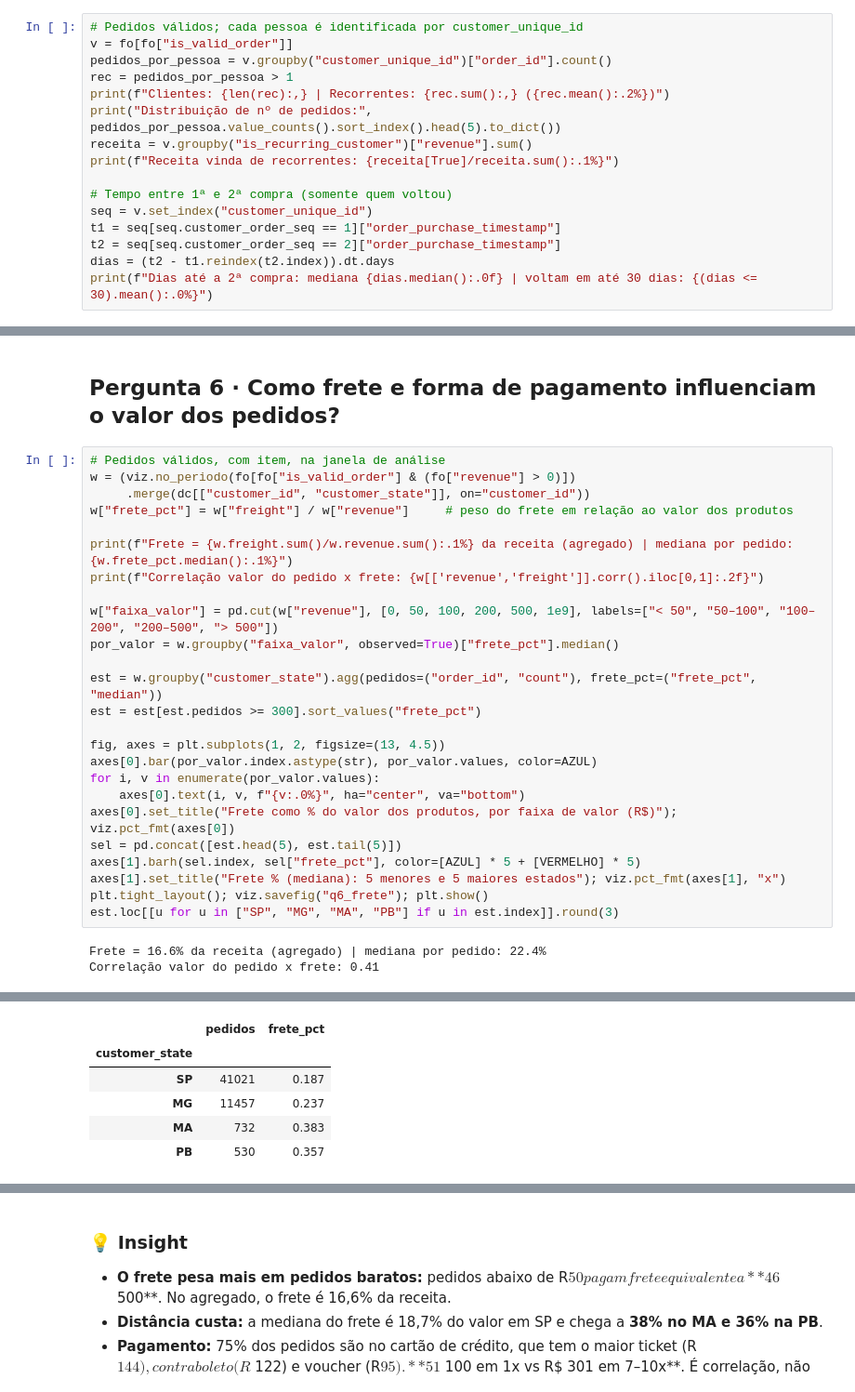
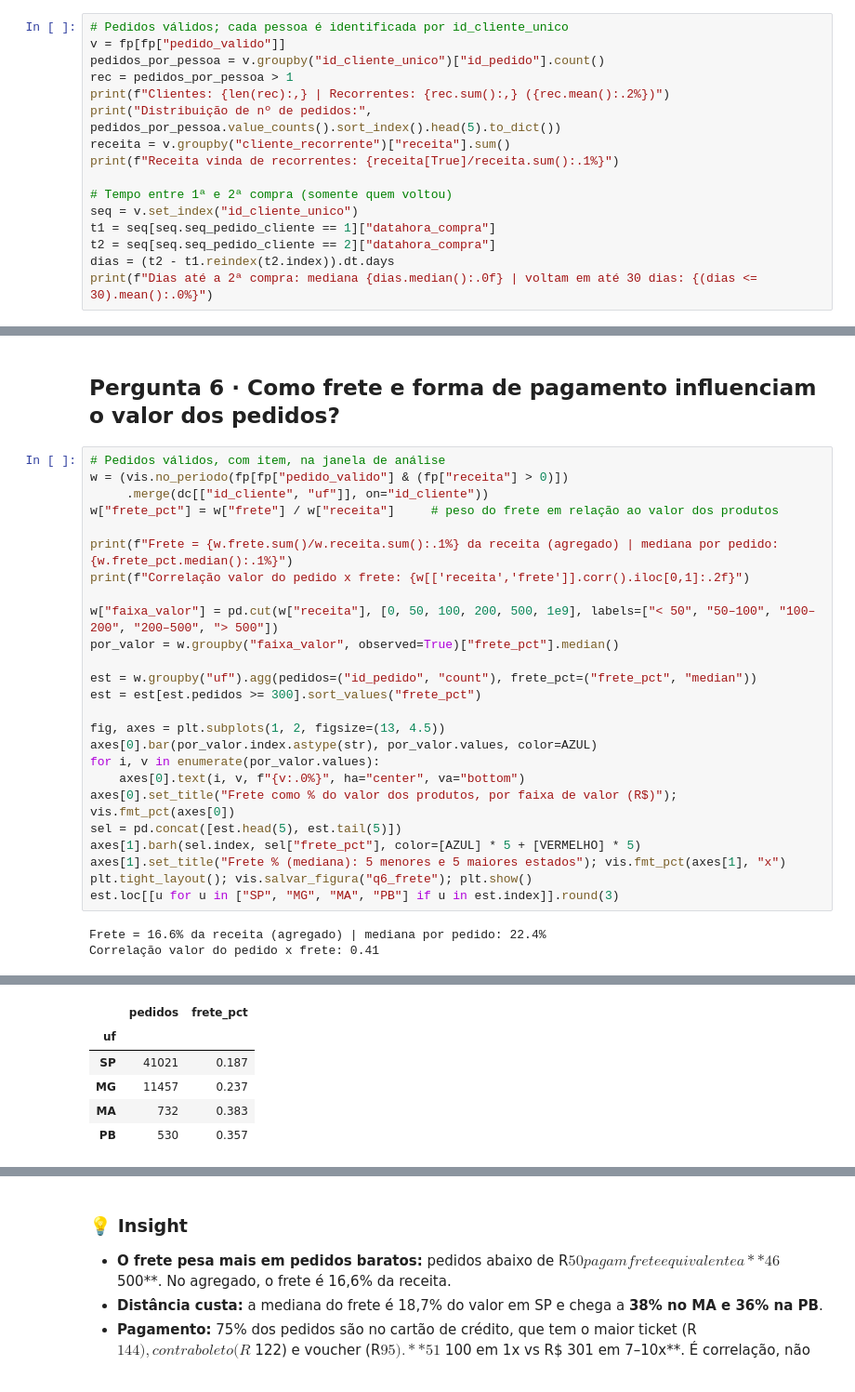
Before and after one commit to YuriB4rbosa/olist-ecommerce-analytics, a Jupyter notebook: notebooks/02_retencao_logistica_frete.ipynb, the cells around one changed output, grey strips where cells are left out. Shown at 93% size. Cells and saved outputs as stored; diff of their text form.

```diff
--- a/notebooks/02_retencao_logistica_frete.ipynb
+++ b/notebooks/02_retencao_logistica_frete.ipynb
@@ -23,19 +23,19 @@ fo, fi, dc, dp, ds = m["fact_orders"], m["fact_items"], m["dim_customer"], m["di
 # %% [markdown]
 ## Pergunta 4 · Clientes recorrentes vs. compra única (cohort)
 # %%
-# Pedidos válidos; cada pessoa é identificada por customer_unique_id
-v = fo[fo["is_valid_order"]]
-pedidos_por_pessoa = v.groupby("customer_unique_id")["order_id"].count()
+# Pedidos válidos; cada pessoa é identificada por id_cliente_unico
+v = fp[fp["pedido_valido"]]
+pedidos_por_pessoa = v.groupby("id_cliente_unico")["id_pedido"].count()
 rec = pedidos_por_pessoa > 1
 print(f"Clientes: {len(rec):,} | Recorrentes: {rec.sum():,} ({rec.mean():.2%})")
 print("Distribuição de nº de pedidos:", pedidos_por_pessoa.value_counts().sort_index().head(5).to_dict())
-receita = v.groupby("is_recurring_customer")["revenue"].sum()
+receita = v.groupby("cliente_recorrente")["receita"].sum()
 print(f"Receita vinda de recorrentes: {receita[True]/receita.sum():.1%}")
 
 # Tempo entre 1ª e 2ª compra (somente quem voltou)
-seq = v.set_index("customer_unique_id")
-t1 = seq[seq.customer_order_seq == 1]["order_purchase_timestamp"]
-t2 = seq[seq.customer_order_seq == 2]["order_purchase_timestamp"]
+seq = v.set_index("id_cliente_unico")
+t1 = seq[seq.seq_pedido_cliente == 1]["datahora_compra"]
+t2 = seq[seq.seq_pedido_cliente == 2]["datahora_compra"]
 dias = (t2 - t1.reindex(t2.index)).dt.days
 print(f"Dias até a 2ª compra: mediana {dias.median():.0f} | voltam em até 30 dias: {(dias <= 30).mean():.0%}")
 # %% [output]
@@ -155,35 +155,35 @@ PR                 4923         0.04          10.43
 ## Pergunta 6 · Como frete e forma de pagamento influenciam o valor dos pedidos?
 # %%
 # Pedidos válidos, com item, na janela de análise
-w = (viz.no_periodo(fo[fo["is_valid_order"] & (fo["revenue"] > 0)])
-     .merge(dc[["customer_id", "customer_state"]], on="customer_id"))
-w["frete_pct"] = w["freight"] / w["revenue"]     # peso do frete em relação ao valor dos produtos
+w = (vis.no_periodo(fp[fp["pedido_valido"] & (fp["receita"] > 0)])
+     .merge(dc[["id_cliente", "uf"]], on="id_cliente"))
+w["frete_pct"] = w["frete"] / w["receita"]     # peso do frete em relação ao valor dos produtos
 
-print(f"Frete = {w.freight.sum()/w.revenue.sum():.1%} da receita (agregado) | mediana por pedido: {w.frete_pct.median():.1%}")
-print(f"Correlação valor do pedido x frete: {w[['revenue','freight']].corr().iloc[0,1]:.2f}")
+print(f"Frete = {w.frete.sum()/w.receita.sum():.1%} da receita (agregado) | mediana por pedido: {w.frete_pct.median():.1%}")
+print(f"Correlação valor do pedido x frete: {w[['receita','frete']].corr().iloc[0,1]:.2f}")
 
-w["faixa_valor"] = pd.cut(w["revenue"], [0, 50, 100, 200, 500, 1e9], labels=["< 50", "50–100", "100–200", "200–500", "> 500"])
+w["faixa_valor"] = pd.cut(w["receita"], [0, 50, 100, 200, 500, 1e9], labels=["< 50", "50–100", "100–200", "200–500", "> 500"])
 por_valor = w.groupby("faixa_valor", observed=True)["frete_pct"].median()
 
-est = w.groupby("customer_state").agg(pedidos=("order_id", "count"), frete_pct=("frete_pct", "median"))
+est = w.groupby("uf").agg(pedidos=("id_pedido", "count"), frete_pct=("frete_pct", "median"))
 est = est[est.pedidos >= 300].sort_values("frete_pct")
 
 fig, axes = plt.subplots(1, 2, figsize=(13, 4.5))
 axes[0].bar(por_valor.index.astype(str), por_valor.values, color=AZUL)
 for i, v in enumerate(por_valor.values):
     axes[0].text(i, v, f"{v:.0%}", ha="center", va="bottom")
-axes[0].set_title("Frete como % do valor dos produtos, por faixa de valor (R$)"); viz.pct_fmt(axes[0])
+axes[0].set_title("Frete como % do valor dos produtos, por faixa de valor (R$)"); vis.fmt_pct(axes[0])
 sel = pd.concat([est.head(5), est.tail(5)])
 axes[1].barh(sel.index, sel["frete_pct"], color=[AZUL] * 5 + [VERMELHO] * 5)
-axes[1].set_title("Frete % (mediana): 5 menores e 5 maiores estados"); viz.pct_fmt(axes[1], "x")
-plt.tight_layout(); viz.savefig("q6_frete"); plt.show()
+axes[1].set_title("Frete % (mediana): 5 menores e 5 maiores estados"); vis.fmt_pct(axes[1], "x")
+plt.tight_layout(); vis.salvar_figura("q6_frete"); plt.show()
 est.loc[[u for u in ["SP", "MG", "MA", "PB"] if u in est.index]].round(3)
 # %% [output]
 Frete = 16.6% da receita (agregado) | mediana por pedido: 22.4%
 Correlação valor do pedido x frete: 0.41
 [figure]
 |  | pedidos | frete_pct |
-| customer_state |  |  |
+| uf |  |  |
 | SP | 41021 | 0.187 |
 | MG | 11457 | 0.237 |
 | MA | 732 | 0.383 |
```
Also changed, not shown: parts of 8 cells of this notebook, 22 other files.
